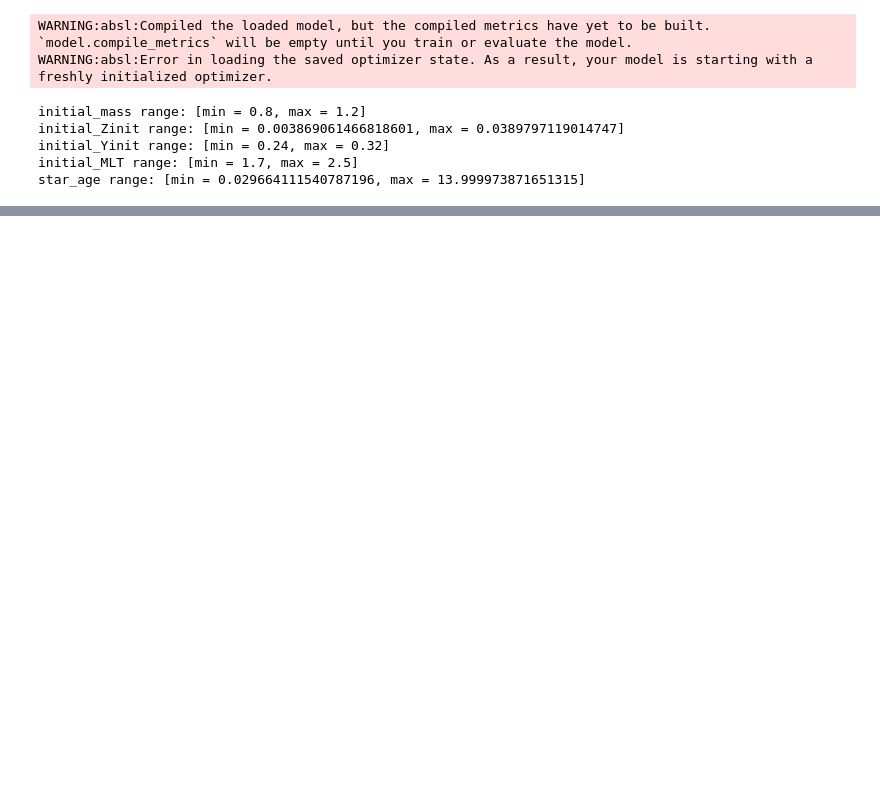
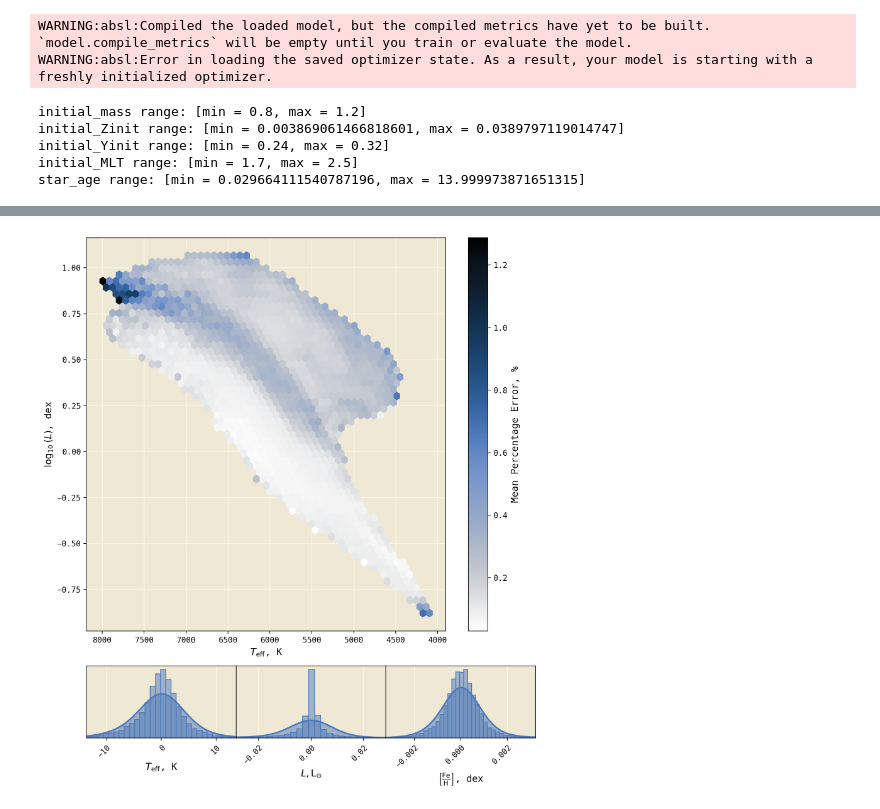
Before and after one commit to ojscutt/ultranest-pitchfork, a Jupyter notebook: paper-plots.ipynb, the cells around one changed output, grey strips where cells are left out. Drawn from its saved outputs; the diff is of its cells as text; code cells hidden in the pictures; blank space fills up the shorter version.

Commit message:
add pretty uncertainty plots

```diff
--- a/paper-plots.ipynb
+++ b/paper-plots.ipynb
@@ -401,0 +242,76 @@ Text(0, 0.5, '$\\log_{10}(L)$, dex')
+# %%
+fig = plt.figure(figsize=(9,10), dpi=200)
+
+gs = fig.add_gridspec(5,3)
+
+hex_ax = fig.add_subplot(gs[:4,:])
+
+t_ax = fig.add_subplot(gs[4:,0])
+l_ax = fig.add_subplot(gs[4:,1])
+feh_ax = fig.add_subplot(gs[4:,2])
+
+gridsize = 50
+hex1 = hex_ax.hexbin(
+    df["calc_effective_T"],
+    np.log10(df["luminosity"]),
+    C=df[["perc_"+output for output in ["calc_effective_T","luminosity"]]].mean(axis=1),
+    cmap=cm.oslo_r,
+    gridsize=gridsize,
+    mincnt=1,
+    linewidths=0.1,
+    reduce_C_function=np.mean
+)
+
+hex1_cbar = fig.colorbar(hex1)
+hex1_cbar.set_label('Mean Percentage Error, %')
+
+hex_ax.invert_xaxis()
+hex_ax.set_xlabel(r'$T_{\mathrm{eff}}$, K')
+hex_ax.set_ylabel(r'$\log_{10}(L)$, dex')
+
+####################################################
+def residual_dist(df, label, ax, cmap = cm.oslo_r, samples=10000):
+    residuals = df["resid_"+label].sample(n=samples, random_state=42).values
+
+
+    colour = cmap(0.5)
+
+    ax.hist(residuals, orientation='vertical', density=True, bins='scott', alpha=0.5, color=colour)
+    ax.hist(residuals, orientation='vertical', density=True, facecolor="none", bins='scott', alpha=1, linewidth=1, edgecolor=colour)
+
+    kde= scipy.stats.gaussian_kde(residuals, bw_method=0.5)
+    residual_min = residuals.min()
+    kde_x = np.linspace(-5*residual_min, 5*residual_min, samples)
+    kde_y = kde(kde_x)
+    ax.plot(kde_x, kde_y, c=colour)
+    ax.fill_between(kde_x, 0, kde_y, color=colour,alpha=0.5)
+
+
+    xlim = 0.1 * abs(max((residuals.min(), residuals.max()), key=abs))
+    ax.set_yticks([])
+    ax.set_xlim(xmin=-xlim, xmax=xlim)
+    ax.set_xticks(ax.get_xticks()[1:-1])
+    ax.set_xticklabels(ax.get_xticklabels(), rotation=45, ha='right', rotation_mode='anchor')
+
+    if label == "calc_effective_T":
+        ax.set_xlabel(r'$T_{\mathrm{eff}}$, K')
+
+    elif label == "luminosity":
+        ax.set_xlabel(r'$L, \mathrm{L}_{\odot}$')
+
+    elif label == "star_feh":
+        ax.set_xlabel(r"$\left[\frac{\mathrm{Fe}}{\mathrm{H}}\right]$, dex")
+
+
+residual_dist(df, "calc_effective_T", t_ax)
+
+residual_dist(df, "luminosity", l_ax)
+
+residual_dist(df, "star_feh", feh_ax)
+
+plt.tight_layout()
+fig.subplots_adjust(wspace=0)
+fig.patch.set_alpha(0.0)
+plt.savefig('figs/classical_unc.png', bbox_inches='tight')
+# %% [output]
+[figure, added]
```
Also changed, not shown: parts of 6 cells of this notebook, 4 other files.
